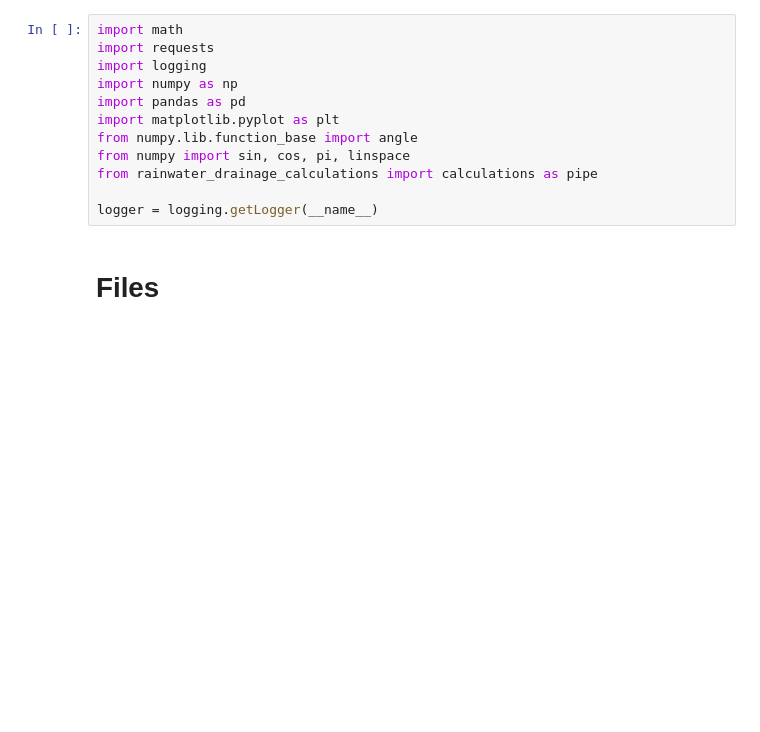
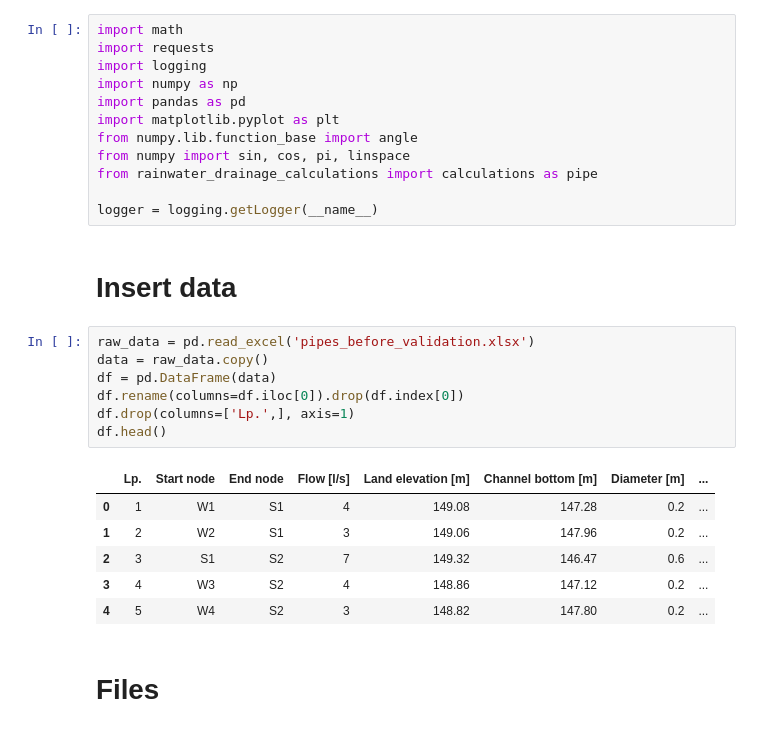
Before and after one commit to BuczynskiRafal/pipe_calculations, a Jupyter notebook: Pipe_drop.ipynb, the cells around one changed output. Saved outputs shown, nothing was run; the diff lists cells and outputs as text; blank space fills up the shorter version.

```diff
--- a/Pipe_drop.ipynb
+++ b/Pipe_drop.ipynb
@@ -34,6 +34,22 @@ from numpy import sin, cos, pi, linspace
 from rainwater_drainage_calculations import calculations as pipe
 
 logger = logging.getLogger(__name__)
+# %% [markdown]
+# Insert data
+# %%
+raw_data = pd.read_excel('pipes_before_validation.xlsx')
+data = raw_data.copy()
+df = pd.DataFrame(data)
+df.rename(columns=df.iloc[0]).drop(df.index[0])
+df.drop(columns=['Lp.',], axis=1)
+df.head()
+# %% [output]
+|  | Lp. | Start node | End node | Flow [l/s] | Land elevation [m] | Channel bottom [m] | Diameter [m] | ... |
+| 0 | 1 | W1 | S1 | 4 | 149.08 | 147.28 | 0.2 | ... |
+| 1 | 2 | W2 | S1 | 3 | 149.06 | 147.96 | 0.2 | ... |
+| 2 | 3 | S1 | S2 | 7 | 149.32 | 146.47 | 0.6 | ... |
+| 3 | 4 | W3 | S2 | 4 | 148.86 | 147.12 | 0.2 | ... |
+| 4 | 5 | W4 | S2 | 3 | 148.82 | 147.80 | 0.2 | ... |
 # %% [markdown]
 # Files
 # %%
```
Also changed, not shown: parts of 1 cell of this notebook.
